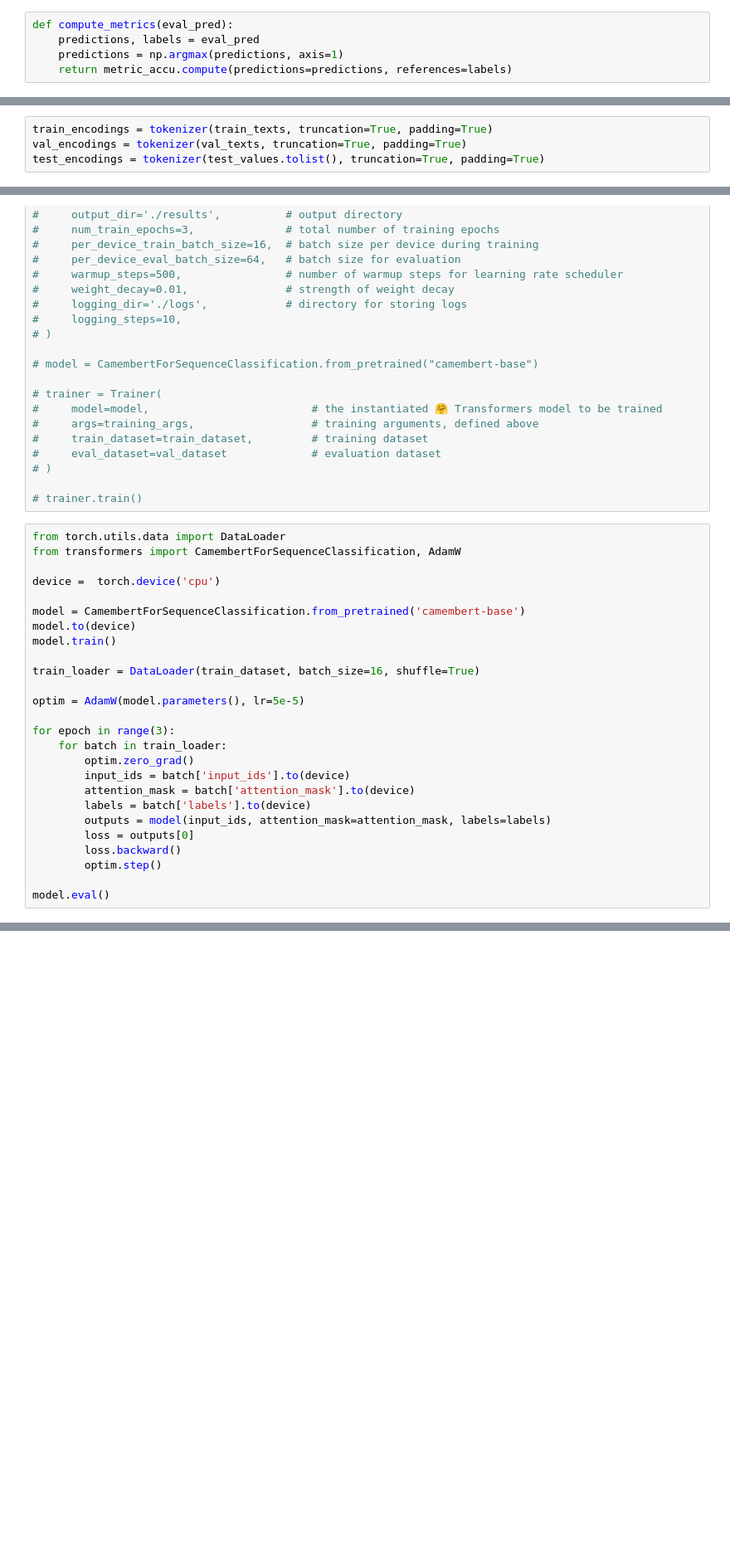
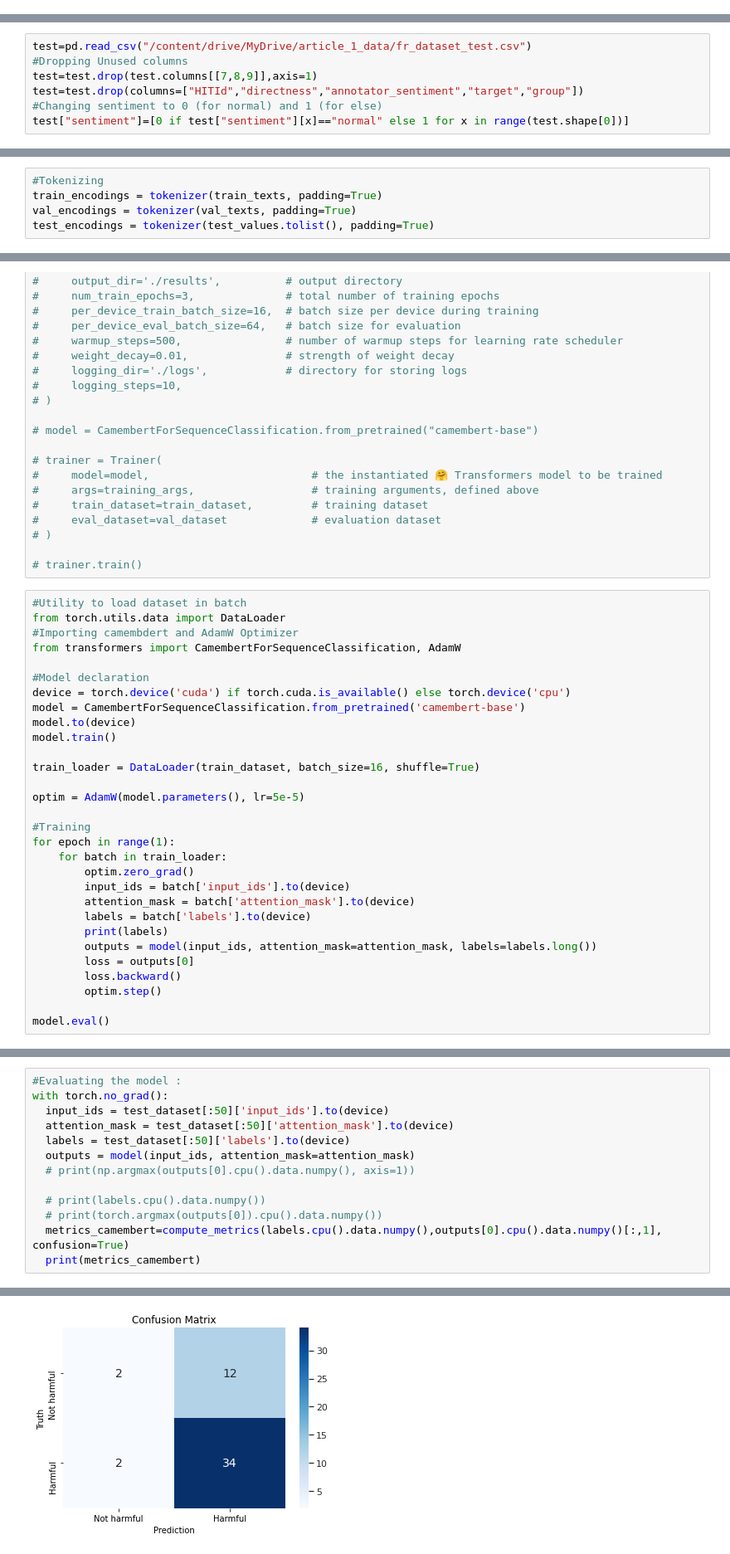
Before and after one commit to AmauryFaure/project_article_1, a Jupyter notebook: project.ipynb, the cells around one changed output, grey strips where cells are left out. Shown at 83% size. Drawn from its saved outputs; the diff is of its cells as text; blank space fills up the shorter version.

```diff
--- a/project.ipynb
+++ b/project.ipynb
@@ -219,5 +41,0 @@ Returns:
-# %%
-def compute_metrics(eval_pred):
-    predictions, labels = eval_pred
-    predictions = np.argmax(predictions, axis=1)
-    return metric_accu.compute(predictions=predictions, references=labels)
@@ -245,0 +71,7 @@ You should probably TRAIN this model on a down-stream task to be able to use it
+# %%
+test=pd.read_csv("/content/drive/MyDrive/article_1_data/fr_dataset_test.csv")
+#Dropping Unused columns
+test=test.drop(test.columns[[7,8,9]],axis=1)
+test=test.drop(columns=["HITId","directness","annotator_sentiment","target","group"])
+#Changing sentiment to 0 (for normal) and 1 (for else)
+test["sentiment"]=[0 if test["sentiment"][x]=="normal" else 1 for x in range(test.shape[0])]
@@ -258,7 +225,8 @@ train_texts, val_texts, train_labels, val_labels = train_test_split(train_values
 from transformers import CamembertTokenizer
 tokenizer=CamembertTokenizer.from_pretrained("camembert-base")
 # %%
-train_encodings = tokenizer(train_texts, truncation=True, padding=True)
-val_encodings = tokenizer(val_texts, truncation=True, padding=True)
-test_encodings = tokenizer(test_values.tolist(), truncation=True, padding=True)
+#Tokenizing
+train_encodings = tokenizer(train_texts, padding=True)
+val_encodings = tokenizer(val_texts, padding=True)
+test_encodings = tokenizer(test_values.tolist(), padding=True)
 # %%
@@ -305,11 +274,13 @@ test_dataset =  A1Dataset(test_encodings, test_labels)
 
 # trainer.train()
 # %%
+#Utility to load dataset in batch
 from torch.utils.data import DataLoader
+#Importing camembdert and AdamW Optimizer
 from transformers import CamembertForSequenceClassification, AdamW
 
-device =  torch.device('cpu')
-
+#Model declaration
+device = torch.device('cuda') if torch.cuda.is_available() else torch.device('cpu')
 model = CamembertForSequenceClassification.from_pretrained('camembert-base')
 model.to(device)
 model.train()
@@ -318,13 +289,15 @@ train_loader = DataLoader(train_dataset, batch_size=16, shuffle=True)
 
 optim = AdamW(model.parameters(), lr=5e-5)
 
-for epoch in range(3):
+#Training
+for epoch in range(1):
     for batch in train_loader:
         optim.zero_grad()
         input_ids = batch['input_ids'].to(device)
         attention_mask = batch['attention_mask'].to(device)
         labels = batch['labels'].to(device)
-        outputs = model(input_ids, attention_mask=attention_mask, labels=labels)
+        print(labels)
+        outputs = model(input_ids, attention_mask=attention_mask, labels=labels.long())
         loss = outputs[0]
         loss.backward()
         optim.step()
@@ -342,0 +324,14 @@ NameError: name 'model' is not defined
+# %%
+#Evaluating the model :
+with torch.no_grad():
+  input_ids = test_dataset[:50]['input_ids'].to(device)
+  attention_mask = test_dataset[:50]['attention_mask'].to(device)
+  labels = test_dataset[:50]['labels'].to(device)
+  outputs = model(input_ids, attention_mask=attention_mask)
+  # print(np.argmax(outputs[0].cpu().data.numpy(), axis=1))
+
+  # print(labels.cpu().data.numpy())
+  # print(torch.argmax(outputs[0]).cpu().data.numpy())
+  metrics_camembert=compute_metrics(labels.cpu().data.numpy(),outputs[0].cpu().data.numpy()[:,1], confusion=True)
+  print(metrics_camembert)
+# %% [output]
@@ -342,0 +341 @@ NameError: name 'model' is not defined
+[figure, added]
```
Also changed, not shown: parts of 69 cells of this notebook.
